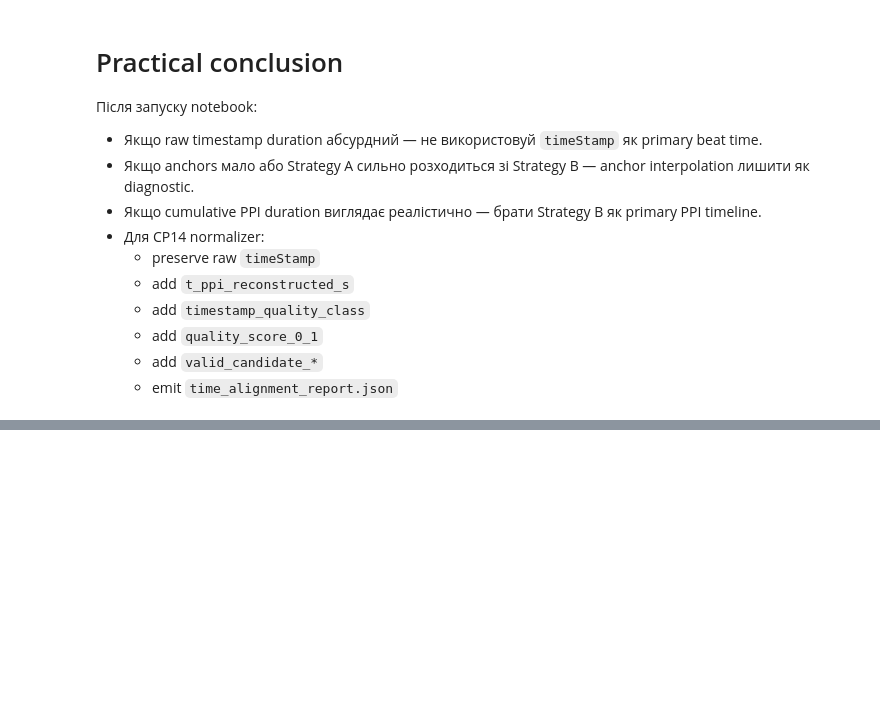
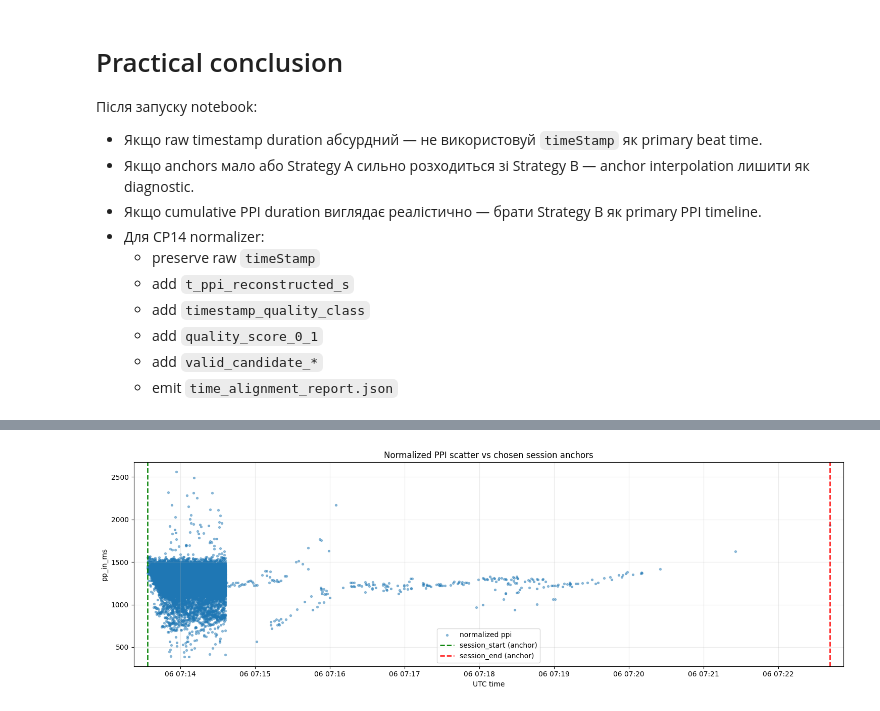
Before and after one commit to ponomarmax/homelab, a Jupyter notebook: notebooks/ppi_time_alignment_strategies.ipynb, the cells around one changed output, grey strips where cells are left out. Cells and saved outputs as stored; diff of their text form; code cells hidden in the pictures; blank space fills up the shorter version.

```diff
--- a/notebooks/ppi_time_alignment_strategies.ipynb
+++ b/notebooks/ppi_time_alignment_strategies.ipynb
@@ -1033,0 +1447,81 @@ Exported to: /Users/maksymponomarenko/Documents/homelab/notebooks/ppi_time_align
+# %%
+def plot_normalized_ppi_session_window(
+    dfn: pd.DataFrame,
+    session_start: pd.Timestamp,
+    session_end: pd.Timestamp,
+    skip: int = 0,
+    take: int | None = None,  # None => full session
+    y_col: str = 'pp_in_ms',
+    quality_col: str = 'sample_quality_tier',
+    max_points: int = 12000,  # visual downsample cap
+):
+    x = dfn.sort_values('ts_utc').copy()
+    if take is not None:
+        x = x.iloc[skip:skip+take].copy()
+    elif skip > 0:
+        x = x.iloc[skip:].copy()
+
+    if x.empty:
+        print('Empty slice')
+        return x
+
+    if y_col not in x.columns:
+        y_col = 'ppInMs' if 'ppInMs' in x.columns else y_col
+
+    # Coverage diagnostics against the chosen anchors
+    inside = (x['ts_utc'] >= session_start) & (x['ts_utc'] <= session_end)
+    inside_ratio = float(inside.mean())
+    print('rows_plotted:', len(x))
+    print('inside_ratio_in_anchor_window:', inside_ratio)
+    print('ts_min:', x['ts_utc'].min(), 'ts_max:', x['ts_utc'].max())
+    print('anchor_start:', session_start, 'anchor_end:', session_end)
+
+    # Downsample only for rendering performance, preserving timeline shape
+    if len(x) > max_points:
+        step = max(1, len(x) // max_points)
+        xp = x.iloc[::step].copy()
+    else:
+        xp = x
+
+    plt.figure(figsize=(15,5))
+
+    if quality_col in xp.columns:
+        palette = {'low':'tab:red', 'medium':'tab:orange', 'high':'tab:green'}
+        for tier, g in xp.groupby(quality_col, dropna=False):
+            plt.scatter(g['ts_utc'], g[y_col], s=8, alpha=0.65, color=palette.get(str(tier), 'tab:gray'), label=f'quality={tier}')
+    else:
+        plt.scatter(xp['ts_utc'], xp[y_col], s=8, alpha=0.45, color='tab:blue', label='normalized ppi')
+
+    plt.axvline(session_start, color='green', linestyle='--', linewidth=1.8, label='session_start (anchor)')
+    plt.axvline(session_end, color='red', linestyle='--', linewidth=1.8, label='session_end (anchor)')
+
+    # Lock visible window to chosen anchors (+small margin), so scaling is never misleading
+    span = session_end - session_start
+    pad = span * 0.02
+    plt.xlim(session_start - pad, session_end + pad)
+
+    plt.title('Normalized PPI scatter vs chosen session anchors')
+    plt.xlabel('UTC time')
+    plt.ylabel(y_col)
+    plt.grid(alpha=0.25)
+    plt.legend(loc='best')
+    plt.tight_layout()
+    plt.show()
+
+    return x
+
+
+# Guard: do not draw misleading canonical plot from stale normalized cache
+if 'is_new_cumulative' in globals() and not is_new_cumulative:
+    raise RuntimeError('Normalized cache is not L2 cumulative. Refresh local cache from server before plotting this chart.')
+
+# Use the exact anchors from time_alignment_report (the same basis used by normalization).
+# By default plot FULL session (take=None), not only first rows.
+_ = plot_normalized_ppi_session_window(
+    dfn=dfn,
+    session_start=session_start_norm,
+    session_end=session_end_norm,
+    skip=0,
+    take=None,
+)
+# %% [output]
@@ -1033,0 +1532 @@ Exported to: /Users/maksymponomarenko/Documents/homelab/notebooks/ppi_time_align
+[figure, added]
```
Also changed, not shown: parts of 9 cells of this notebook, 5 other files.
